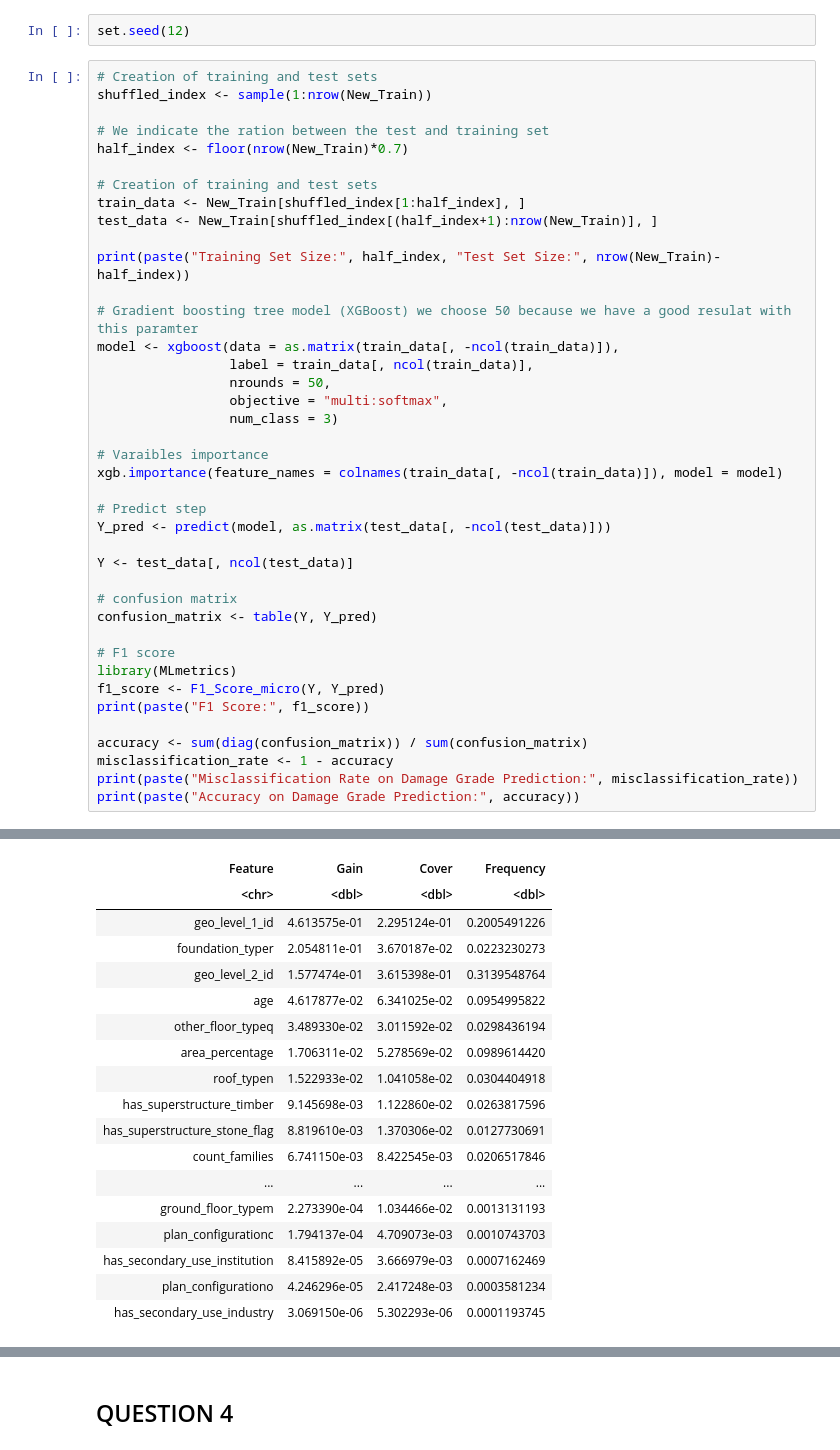
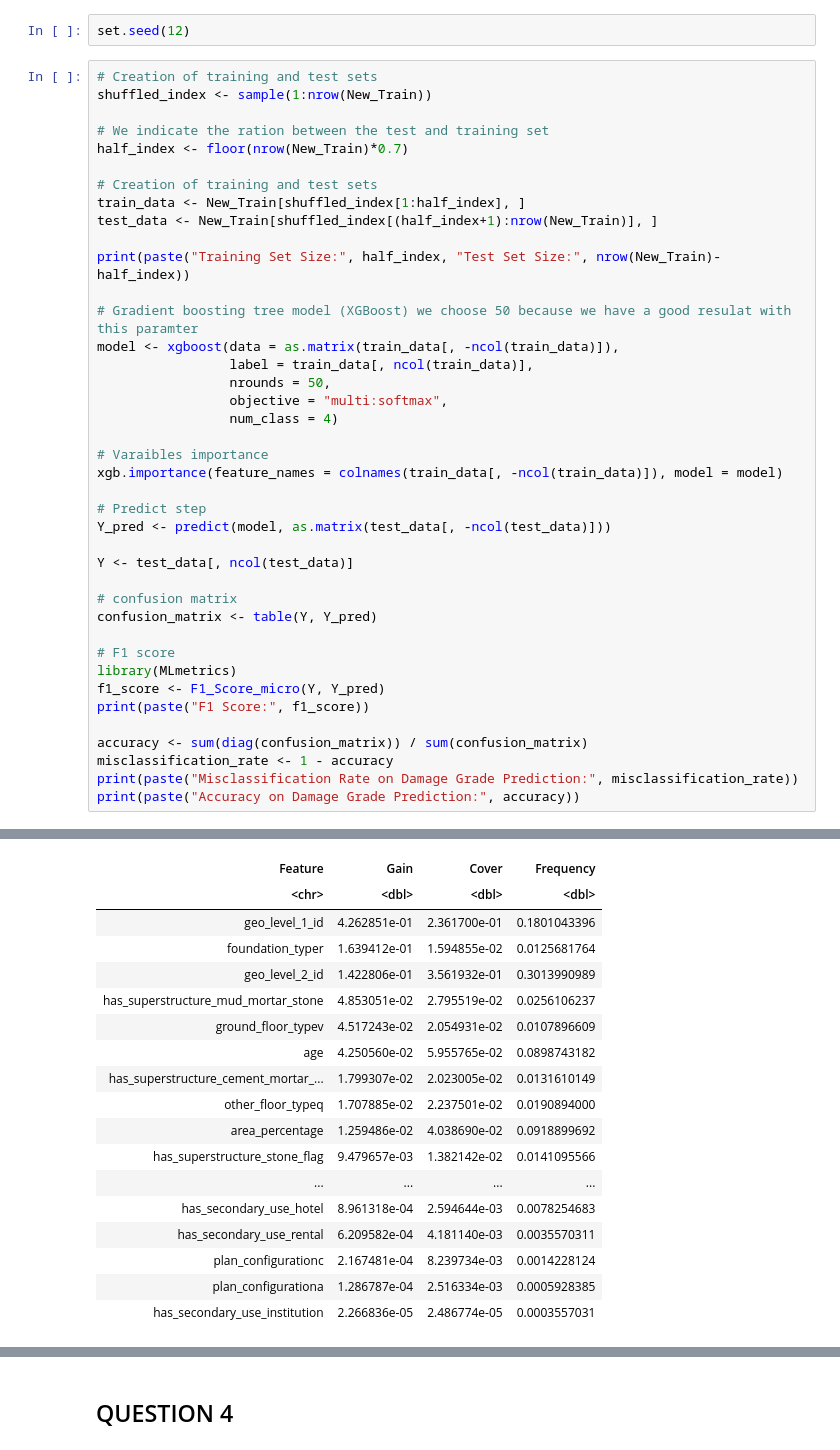
Before and after one commit to ULB-INFO-F-422/richter-s-predictor-group-26, a Jupyter notebook: FirstVersion.ipynb, the cells around one changed output, grey strips where cells are left out. Drawn from its saved outputs; the diff is of its cells as text.

```diff
--- a/FirstVersion.ipynb
+++ b/FirstVersion.ipynb
@@ -780,7 +855,7 @@ model <- xgboost(data = as.matrix(train_data[, -ncol(train_data)]),
                  label = train_data[, ncol(train_data)],
                  nrounds = 50,
                  objective = "multi:softmax",
-                 num_class = 3)
+                 num_class = 4)
 
 # Varaibles importance
 xgb.importance(feature_names = colnames(train_data[, -ncol(train_data)]), model = model)
@@ -824,18 +899,18 @@ A data.table: 31 x 4
 | Feature | Gain | Cover | Frequency |
 | <chr> | <dbl> | <dbl> | <dbl> |
-| geo_level_1_id | 4.613575e-01 | 2.295124e-01 | 0.2005491226 |
-| foundation_typer | 2.054811e-01 | 3.670187e-02 | 0.0223230273 |
-| geo_level_2_id | 1.577474e-01 | 3.615398e-01 | 0.3139548764 |
-| age | 4.617877e-02 | 6.341025e-02 | 0.0954995822 |
-| other_floor_typeq | 3.489330e-02 | 3.011592e-02 | 0.0298436194 |
-| area_percentage | 1.706311e-02 | 5.278569e-02 | 0.0989614420 |
-| roof_typen | 1.522933e-02 | 1.041058e-02 | 0.0304404918 |
-| has_superstructure_timber | 9.145698e-03 | 1.122860e-02 | 0.0263817596 |
-| has_superstructure_stone_flag | 8.819610e-03 | 1.370306e-02 | 0.0127730691 |
-| count_families | 6.741150e-03 | 8.422545e-03 | 0.0206517846 |
+| geo_level_1_id | 4.262851e-01 | 2.361700e-01 | 0.1801043396 |
+| foundation_typer | 1.639412e-01 | 1.594855e-02 | 0.0125681764 |
+| geo_level_2_id | 1.422806e-01 | 3.561932e-01 | 0.3013990989 |
+| has_superstructure_mud_mortar_stone | 4.853051e-02 | 2.795519e-02 | 0.0256106237 |
+| ground_floor_typev | 4.517243e-02 | 2.054931e-02 | 0.0107896609 |
+| age | 4.250560e-02 | 5.955765e-02 | 0.0898743182 |
+| has_superstructure_cement_mortar_... | 1.799307e-02 | 2.023005e-02 | 0.0131610149 |
+| other_floor_typeq | 1.707885e-02 | 2.237501e-02 | 0.0190894000 |
+| area_percentage | 1.259486e-02 | 4.038690e-02 | 0.0918899692 |
+| has_superstructure_stone_flag | 9.479657e-03 | 1.382142e-02 | 0.0141095566 |
 | ... | ... | ... | ... |
-| ground_floor_typem | 2.273390e-04 | 1.034466e-02 | 0.0013131193 |
-| plan_configurationc | 1.794137e-04 | 4.709073e-03 | 0.0010743703 |
-| has_secondary_use_institution | 8.415892e-05 | 3.666979e-03 | 0.0007162469 |
-| plan_configurationo | 4.246296e-05 | 2.417248e-03 | 0.0003581234 |
-| has_secondary_use_industry | 3.069150e-06 | 5.302293e-06 | 0.0001193745 |
+| has_secondary_use_hotel | 8.961318e-04 | 2.594644e-03 | 0.0078254683 |
+| has_secondary_use_rental | 6.209582e-04 | 4.181140e-03 | 0.0035570311 |
+| plan_configurationc | 2.167481e-04 | 8.239734e-03 | 0.0014228124 |
+| plan_configurationa | 1.286787e-04 | 2.516334e-03 | 0.0005928385 |
+| has_secondary_use_institution | 2.266836e-05 | 2.486774e-05 | 0.0003557031 |
```
Also changed, not shown: parts of 13 cells of this notebook.
